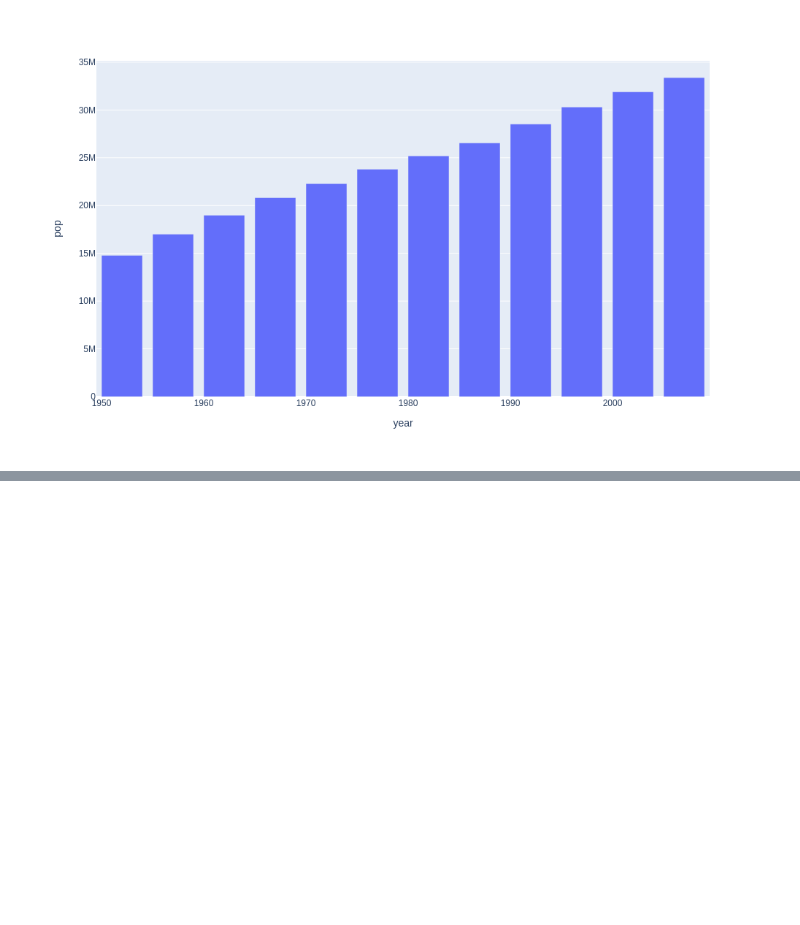
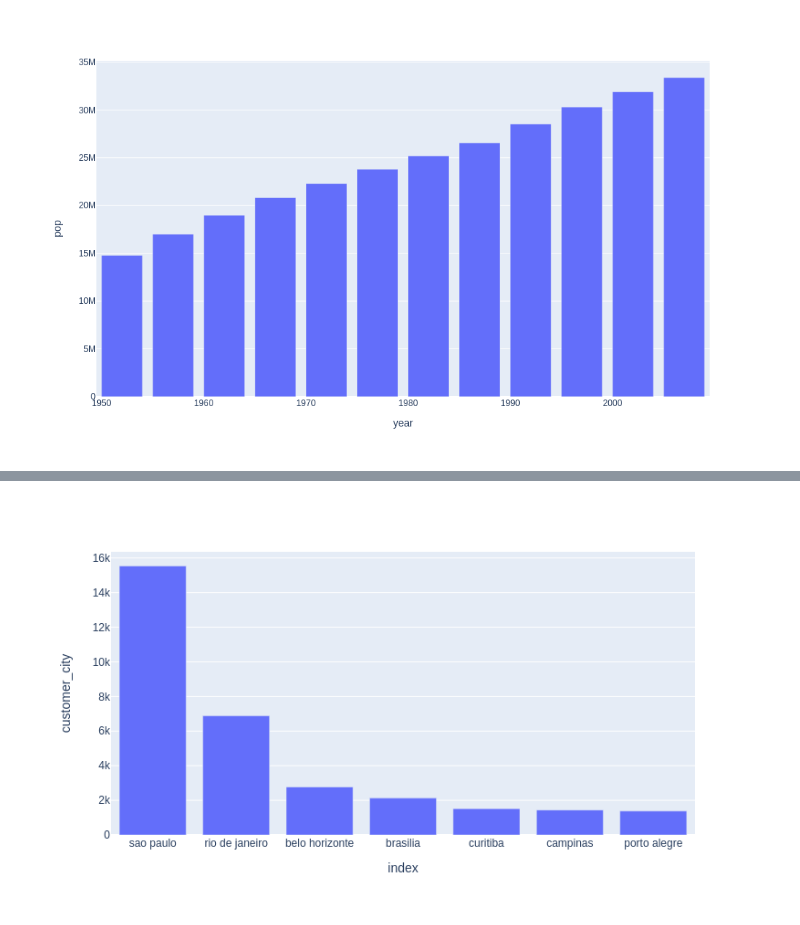
Before and after one commit to LoreBonora/IntroGit, a Jupyter notebook: Intro_CD_aula_1.ipynb, the cells around one changed output, grey strips where cells are left out. Saved outputs shown, nothing was run; the diff lists cells and outputs as text; code cells hidden in the pictures; blank space fills up the shorter version.

```diff
--- a/Intro_CD_aula_1.ipynb
+++ b/Intro_CD_aula_1.ipynb
@@ -15,0 +30,9 @@ gitly.show(fig, width = 1000, height = 600)
+# %%
+df_clientes = pd.read_csv('/content/drive/My Drive/Ciência de Dados e Inteligência Artificial/Fundamentos de Ciências de Dados e Inteligência Artificial/Introdução a Ciência de Dados/Datasets/olist_customers_dataset.csv')
+df_geo = pd.read_csv('/content/drive/My Drive/Ciência de Dados e Inteligência Artificial/Fundamentos de Ciências de Dados e Inteligência Artificial/Introdução a Ciência de Dados/Datasets/olist_geolocation_dataset.csv', encoding='utf8')
+df_compra_itens = pd.read_csv('/content/drive/My Drive/Ciência de Dados e Inteligência Artificial/Fundamentos de Ciências de Dados e Inteligência Artificial/Introdução a Ciência de Dados/Datasets/olist_order_items_dataset.csv')
+df_compra_pagamentos = pd.read_csv('/content/drive/My Drive/Ciência de Dados e Inteligência Artificial/Fundamentos de Ciências de Dados e Inteligência Artificial/Introdução a Ciência de Dados/Datasets/olist_order_payments_dataset.csv')
+df_reviews = pd.read_csv('/content/drive/My Drive/Ciência de Dados e Inteligência Artificial/Fundamentos de Ciências de Dados e Inteligência Artificial/Introdução a Ciência de Dados/Datasets/olist_order_reviews_dataset.csv')
+df_compras = pd.read_csv('/content/drive/My Drive/Ciência de Dados e Inteligência Artificial/Fundamentos de Ciências de Dados e Inteligência Artificial/Introdução a Ciência de Dados/Datasets/olist_orders_dataset.csv')
+df_produtos = pd.read_csv('/content/drive/My Drive/Ciência de Dados e Inteligência Artificial/Fundamentos de Ciências de Dados e Inteligência Artificial/Introdução a Ciência de Dados/Datasets/olist_products_dataset.csv')
+df_vendedores = pd.read_csv('/content/drive/My Drive/Ciência de Dados e Inteligência Artificial/Fundamentos de Ciências de Dados e Inteligência Artificial/Introdução a Ciência de Dados/Datasets/olist_sellers_dataset.csv')
@@ -15,0 +88,9 @@ gitly.show(fig, width = 1000, height = 600)
+# %%
+import plotly.express as px
+
+data = df_clientes.customer_city.value_counts().head(7).reset_index()
+
+fig = px.bar(data, x='index', y='customer_city')
+gitly.show( fig )
+# %% [output]
+[figure, added]
```
Also changed, not shown: parts of 20 cells of this notebook.
